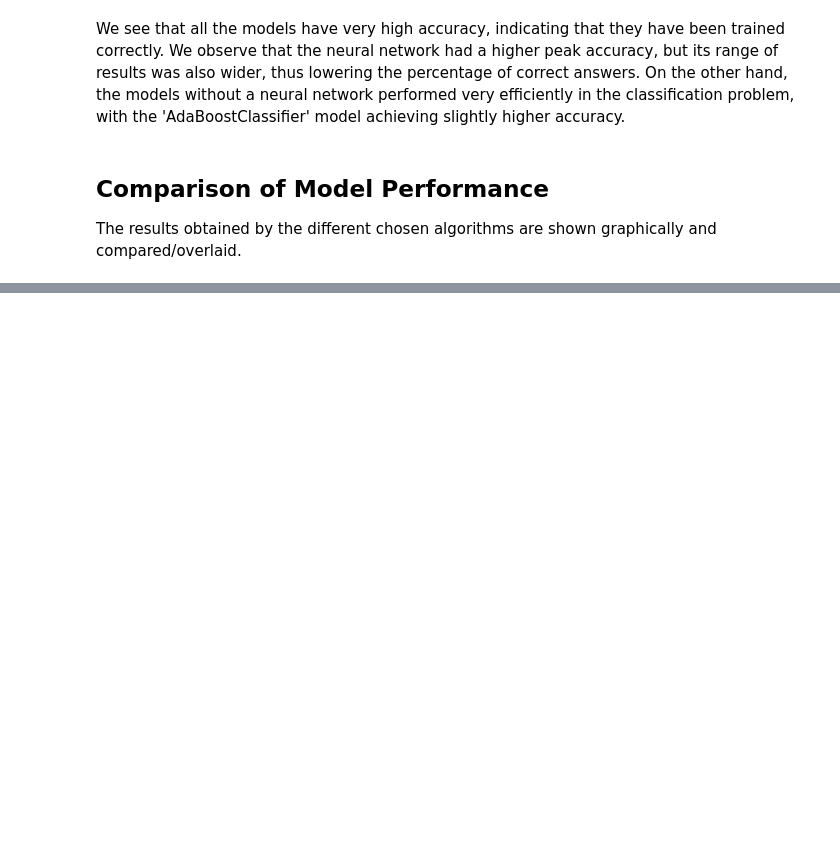
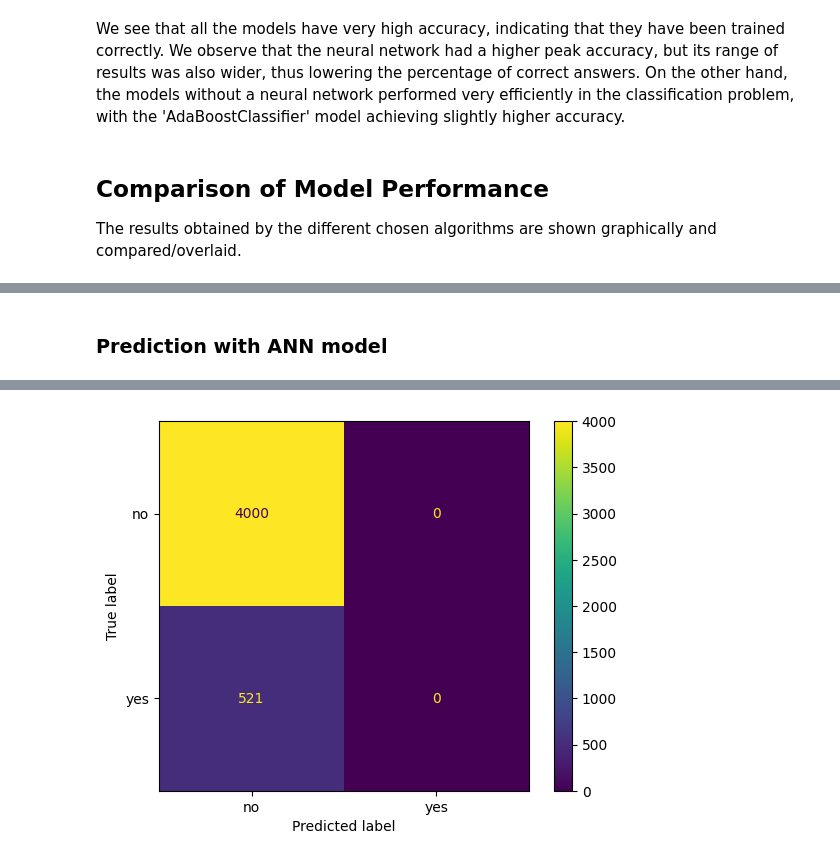
Before and after one commit to Hugord7/Banking-project, a Jupyter notebook: Banking Data Project.ipynb, the cells around one changed output, grey strips where cells are left out. Drawn from its saved outputs; the diff is of its cells as text; code cells hidden in the pictures; blank space fills up the shorter version.

Commit message:
Prediction to main

```diff
--- a/Banking Data Project.ipynb
+++ b/Banking Data Project.ipynb
@@ -487,0 +441,3 @@ plt.show()
+# %%
+# Load the CSV with many clients
+people = pd.read_csv( url_test, sep=';', on_bad_lines='skip')
@@ -487,0 +447,75 @@ plt.show()
+# %% [markdown]
+### Prediction with ANN model
+# %%
+# True labels (what really happened)
+y_true_model = people["y"]        # 'yes' / 'no'
+
+# Build people_model_2 with same preprocessing as training
+people_model = people.copy()
+
+replacements = {
+    'job': {
+        'admin.': 0, 'unknown': 1, 'unemployed': 2, 'management': 3,
+        'housemaid': 4, 'entrepreneur': 5, 'student': 6,
+        'blue-collar.': 7, 'blue-collar': 7, 'self-employed': 8,
+        'retired': 9, 'technician': 10, 'services': 11
+    },
+    'marital': {
+        'married.': 0, 'married': 0, 'divorced': 1, 'single': 2
+    },
+    'education': {
+        'unknown.': 0, 'unknown': 0, 'secondary': 1,
+        'primary': 2, 'tertiary': 3
+    },
+    'default': {'no': 0, 'yes': 1},
+    'loan': {'no': 0, 'yes': 1},
+    'housing': {'no': 0, 'yes': 1},
+    'month': {
+        'jan': 1, 'feb': 2, 'mar': 3, 'apr': 4, 'may': 5, 'jun': 6,
+        'jul': 7, 'aug': 8, 'sep': 9, 'oct': 10, 'nov': 11, 'dec': 12
+    }
+}
+
+cols_to_drop = ['contact', 'duration', 'campaign', 'pdays',
+                'previous', 'poutcome', 'y']
+
+people_model = people_model.replace(replacements)
+people_model = people_model.drop(columns=cols_to_drop)
+
+# Keras usually wants float32
+people_model = people_model.astype("float32")
+
+# Predict with the neural network
+probs_model = model.predict(people_model)          # shape: (n_samples, 2)
+proba_yes_model = probs_model[:, 1]              # probability of class 1
+y_pred_idx_model = probs_model.argmax(axis=1)    # 0 or 1
+
+# Map 0/1 to "no"/"yes"
+idx_to_label = {0: "no", 1: "yes"}
+y_pred_model = pd.Series(y_pred_idx_model).map(idx_to_label)
+
+# Evaluation: confusion matrix + report
+cm = confusion_matrix(y_true_model, y_pred_model, labels=["no", "yes"])
+
+disp = ConfusionMatrixDisplay(confusion_matrix=cm, display_labels=["no", "yes"])
+plt.show()
+disp.plot()
+
+print("\nClassification report:")
+print(classification_report(y_true_model, y_pred_model, labels=["no", "yes"], target_names=["no", "yes"]))
+
+# Save this dataset with predictions
+df_model_with_pred = people.copy()
+df_model_with_pred["proba_yes_nn"] = proba_yes_model
+df_model_with_pred["pred_nn"] = y_pred_model
+
+print("\nFinal file neural network prediction head:")
+tmp = df_model_with_pred.head(10)
+display(tmp)
+
+# Save predictions to CSV
+df_model_with_pred.to_csv(
+    r"C:\Users\hugor\Desktop\H\Proyectos\Banca\predictions_neuralnetwork.csv",
+    index=False
+)
+# %% [output]
@@ -487,0 +546 @@ plt.show()
+[figure, added]
```
Also changed, not shown: parts of 21 cells of this notebook.
